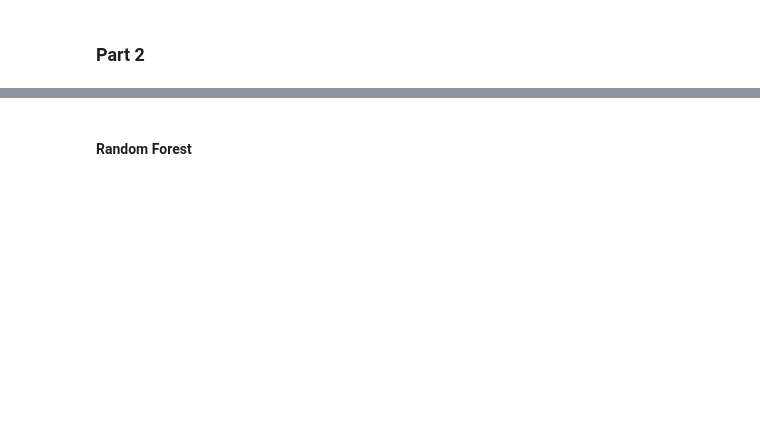
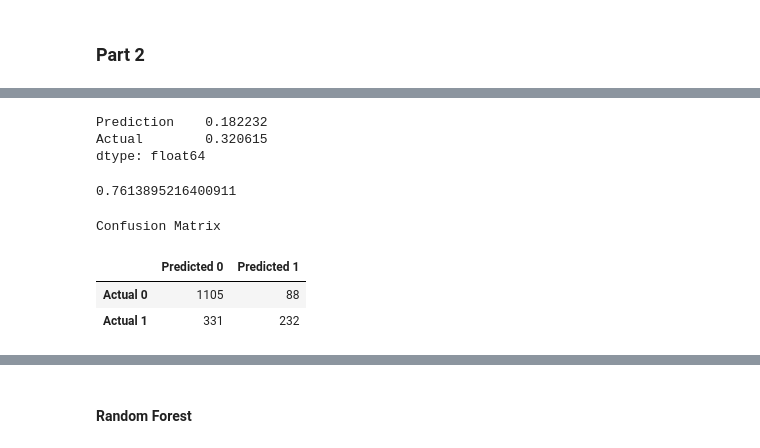
Before and after one commit to CJunger/agency-turnover, a Jupyter notebook: agency_analysis.ipynb, the cells around one changed output, grey strips where cells are left out. Cells and saved outputs as stored; diff of their text form; code cells hidden in the pictures; blank space fills up the shorter version.

```diff
--- a/agency_analysis.ipynb
+++ b/agency_analysis.ipynb
@@ -336,7 +728,7 @@ print(classification_report(y_test, predictions))
 # %%
 # Run a second logistic regression model setting the penalty parament to 'l2'
 # Instantiate the Logistic Regression model
-lr_classifier2 = LogisticRegression(penalty='l2', solver='lbfgs', random_state=1)
+lr_classifier2 = LogisticRegression(penalty='l2', solver='lbfgs', random_state=1, max_iter=maxiter)
 # %%
 # Fit the model on the test data
 lr_classifier2.fit(X_train, y_train)
@@ -343,8 +737,29 @@ lr_classifier2.fit(X_train, y_train)
+# %%
+# Make a prediction using the testing data
+predictions2 = lr_classifier2.predict(X_test)
+results2 = pd.DataFrame({"Prediction": predictions2, "Actual": y_test}).reset_index(drop=True)
+results2.mean()
+# %% [output]
+Prediction    0.182232
+Actual        0.320615
+dtype: float64
+# %%
+# Print the balanced_accuracy score of the model
+# Display the accuracy score for the test dataset.
+balanced_accuracy2 = accuracy_score(y_test, predictions2)
+print(balanced_accuracy2)
+# %% [output]
+0.7613895216400911
 # %%
 # Generate a confusion matrix for the model
-lr_cm2 = confusion_matrix(y_test, predictions)
+lr_cm2 = confusion_matrix(y_test, predictions2)
 lr_cm_df2 = pd.DataFrame(
     lr_cm2, index=["Actual 0", "Actual 1"], columns=["Predicted 0", "Predicted 1"]
 )
 print("Confusion Matrix")
 display(lr_cm_df2)
+# %% [output]
+Confusion Matrix
+|  | Predicted 0 | Predicted 1 |
+| Actual 0 | 1105 | 88 |
+| Actual 1 | 331 | 232 |
```
Also changed, not shown: parts of 46 cells of this notebook, 1 other file.
